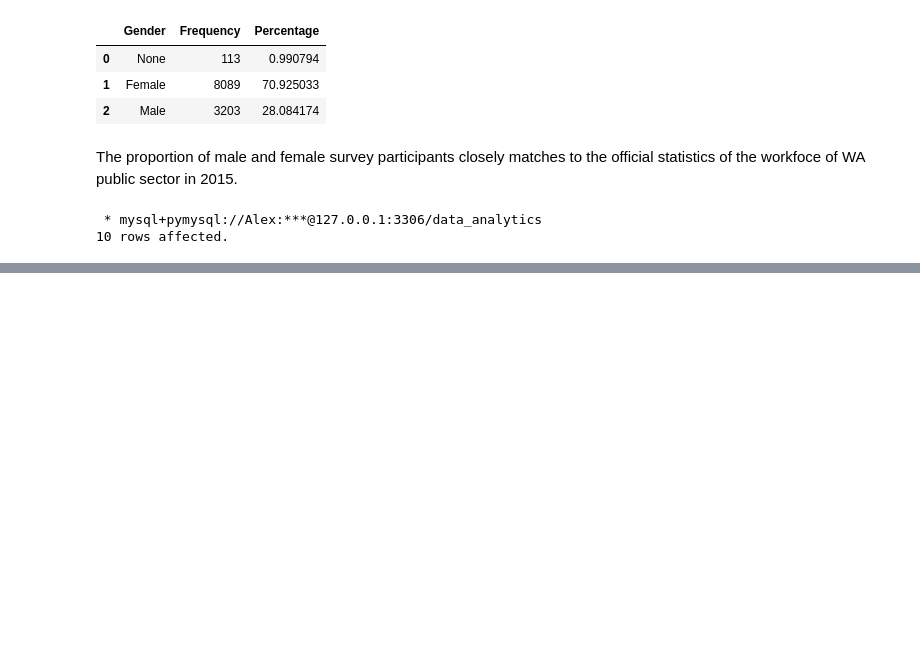
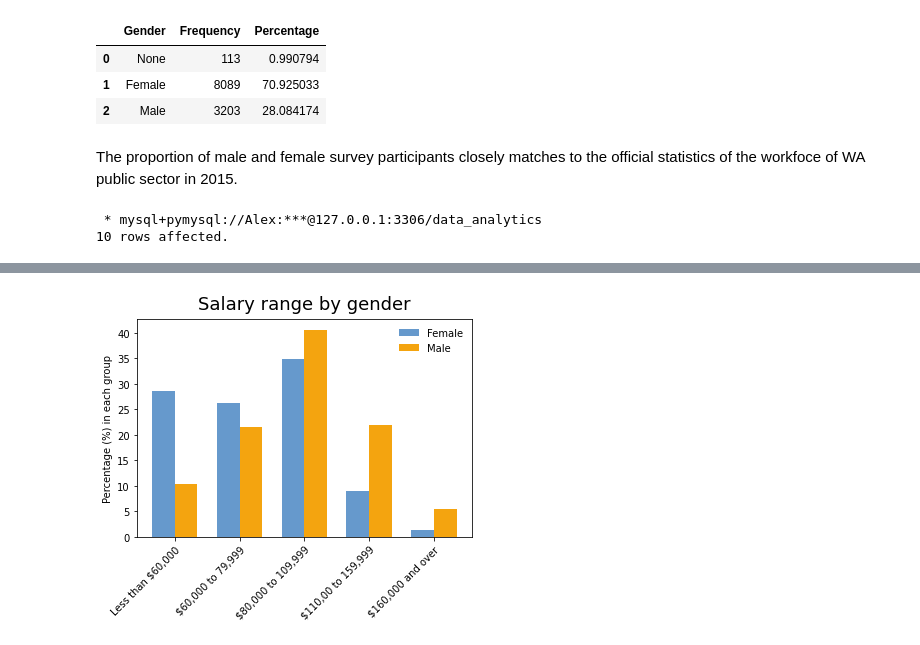
Before and after one commit to alex-cplee/WA-Public-Service-Perception-2015, a Jupyter notebook: SurveyData.ipynb, the cells around one changed output, grey strips where cells are left out. Drawn from its saved outputs; the diff is of its cells as text; code cells hidden in the pictures; blank space fills up the shorter version.

```diff
--- a/SurveyData.ipynb
+++ b/SurveyData.ipynb
@@ -605,7 +607,7 @@ survey_total_df
 # %% [markdown]
 The proportion of male and female survey participants closely matches to the official statistics of the workfoce of WA public sector in 2015.
 # %%
-salary_gender_stat = %sql select D1, D8, count(ID) from `survey-data` where not (D8 = 'None') and not (D1 = 'None') group by D1, D8
+salary_gender_stat = %sql select D1, D8, count(ID) from `survey-data` group by D1, D8 having not (D8 = 'None') and not (D1 = 'None')
 salary_gender_df = pd.DataFrame(salary_gender_stat, columns=['Gender','Salary','Frequency']) #bind the exported SQL table into a pandas dataframe
 # %% [output]
  * mysql+pymysql://Alex:***@127.0.0.1:3306/data_analytics
@@ -904,0 +651,24 @@ The survey was conducted in 2015, and although I have made a few recommendations
+# %%
+import matplotlib.pyplot as plt
+%matplotlib inline
+
+#manually create the first figure
+
+fig, ax2 = plt.subplots()
+labels = list(salary_key['Value'].keys()) #label for the manual plot
+
+x = np.arange(len(labels))
+width = 0.35
+
+ax2.bar(x - width/2, salary_gender_df[salary_gender_df['Gender']=='Female']['Percentage'], width, label='Female', color = "#6699cc")
+ax2.bar(x + width/2, salary_gender_df[salary_gender_df['Gender']=='Male']['Percentage'], width, label='Male', color = '#F4A40F')
+
+ax2.set_ylabel('Percentage (%) in each group')
+ax2.set_title('Salary range by gender', fontdict = {'fontsize': 18, 'verticalalignment':'bottom' })
+ax2.set_xticks(x)
+ax2.set_xticklabels(labels, rotation = 45, rotation_mode='anchor', ha = 'right')
+ax2.legend(bbox_to_anchor=(1, 1), frameon = False)
+
+plt.show()
+# %% [output]
+[figure, added]
```
Also changed, not shown: parts of 103 cells of this notebook.
